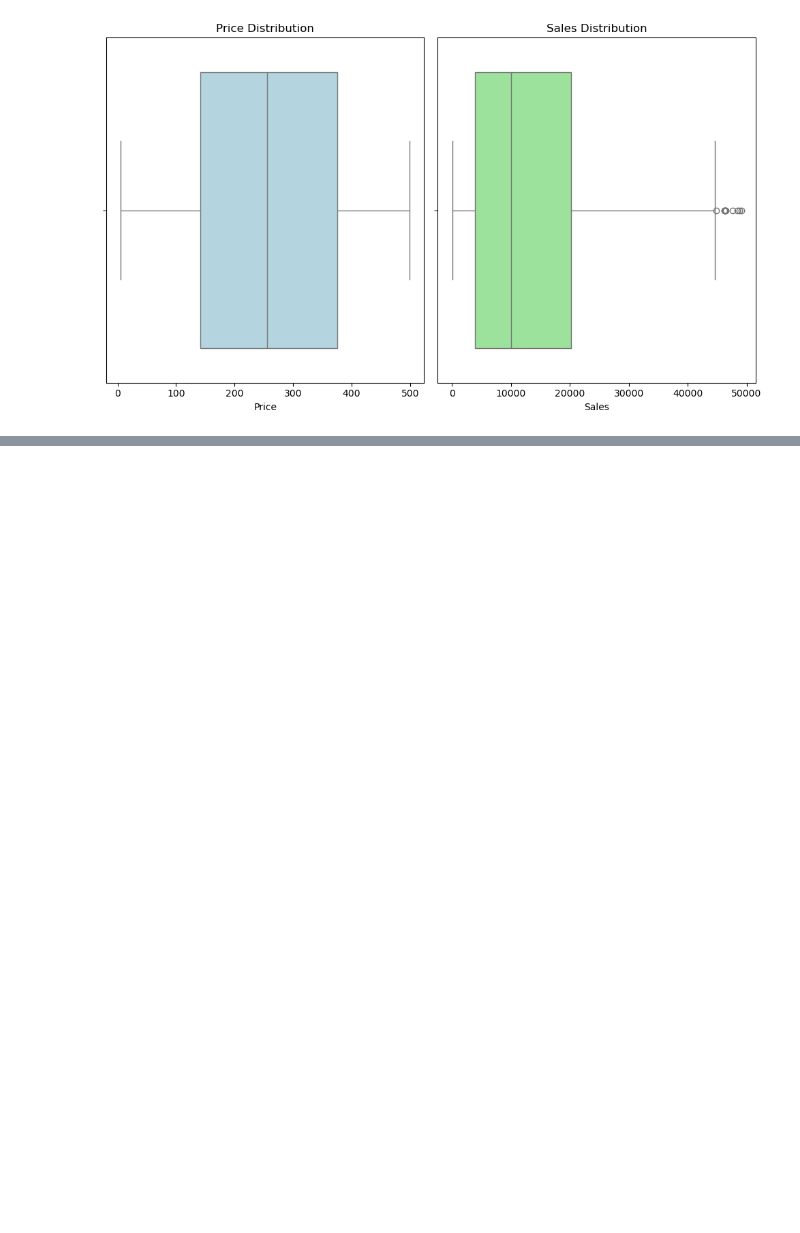
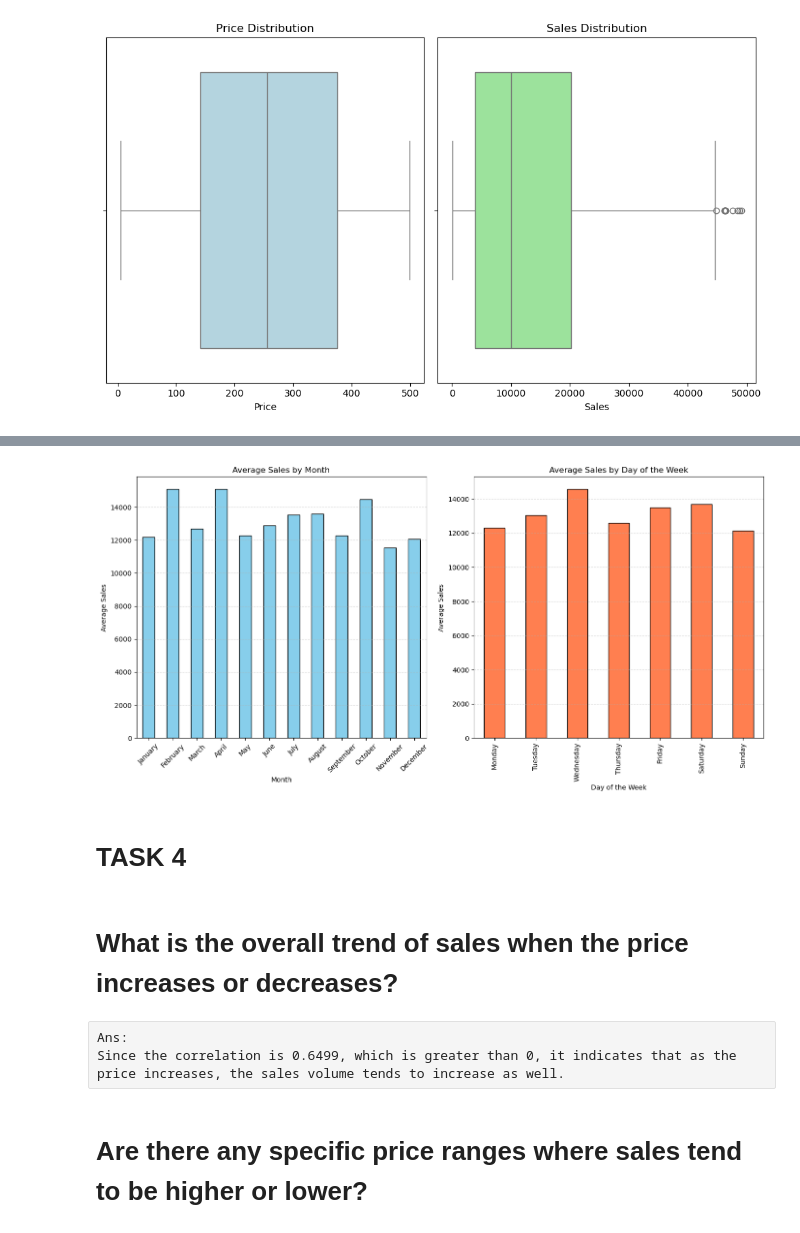
Before and after one commit to laksoo11/Data_Science_Python, a Jupyter notebook: Assignment_2/Assignment_2.ipynb, the cells around one changed output, grey strips where cells are left out. Drawn from its saved outputs; the diff is of its cells as text; code cells hidden in the pictures; blank space fills up the shorter version.

Commit message:
completed all tasks

```diff
--- a/Assignment_2/Assignment_2.ipynb
+++ b/Assignment_2/Assignment_2.ipynb
@@ -262,0 +306,53 @@ plt.show()
+# %%
+
+data_cleaned['Date'] = pd.to_datetime(data_cleaned['Date'])
+
+# Extract Month and Day of the Week from Date
+data_cleaned['Month'] = data_cleaned['Date'].dt.month
+data_cleaned['Day_of_Week'] = data_cleaned['Date'].dt.day_name()
+
+# Group by Month and calculate the average sales for each month
+avg_sales_by_month = data_cleaned.groupby('Month')['Sales'].mean()
+
+# Group by Day of the Week and calculate the average sales for each day
+avg_sales_by_day = data_cleaned.groupby('Day_of_Week')['Sales'].mean()
+
+# Reorder days of the week for logical sequence
+ordered_days = ['Monday', 'Tuesday', 'Wednesday', 'Thursday', 'Friday', 'Saturday', 'Sunday']
+avg_sales_by_day = avg_sales_by_day.reindex(ordered_days)
+
+# Plotting the results
+plt.figure(figsize=(14, 7))
+
+# Plot average sales by month
+plt.subplot(1, 2, 1)
+avg_sales_by_month.plot(kind='bar', color='skyblue', edgecolor='black')
+plt.xticks(ticks=range(len(avg_sales_by_month.index)),
+           labels=pd.to_datetime(avg_sales_by_month.index, format='%m').month_name(), rotation=45)
+plt.title('Average Sales by Month')
+plt.xlabel('Month')
+plt.ylabel('Average Sales')
+plt.grid(axis='y', linestyle='--', alpha=0.5)
+
+# Plot average sales by day of the week
+plt.subplot(1, 2, 2)
+avg_sales_by_day.plot(kind='bar', color='coral', edgecolor='black')
+plt.title('Average Sales by Day of the Week')
+plt.xlabel('Day of the Week')
+plt.ylabel('Average Sales')
+plt.grid(axis='y', linestyle='--', alpha=0.5)
+
+# Adjust layout and show the plot
+plt.tight_layout()
+plt.show()
+# %% [output]
+[figure, added]
+# %% [markdown]
+# TASK 4
+# %% [markdown]
+ # What is the overall trend of sales when the price increases or decreases? #
+# %% [raw]
+Ans:
+Since the correlation is 0.6499, which is greater than 0, it indicates that as the price increases, the sales volume tends to increase as well.
+# %% [markdown]
+# Are there any specific price ranges where sales tend to be higher or lower?
```
Also changed, not shown: parts of 8 cells of this notebook.
